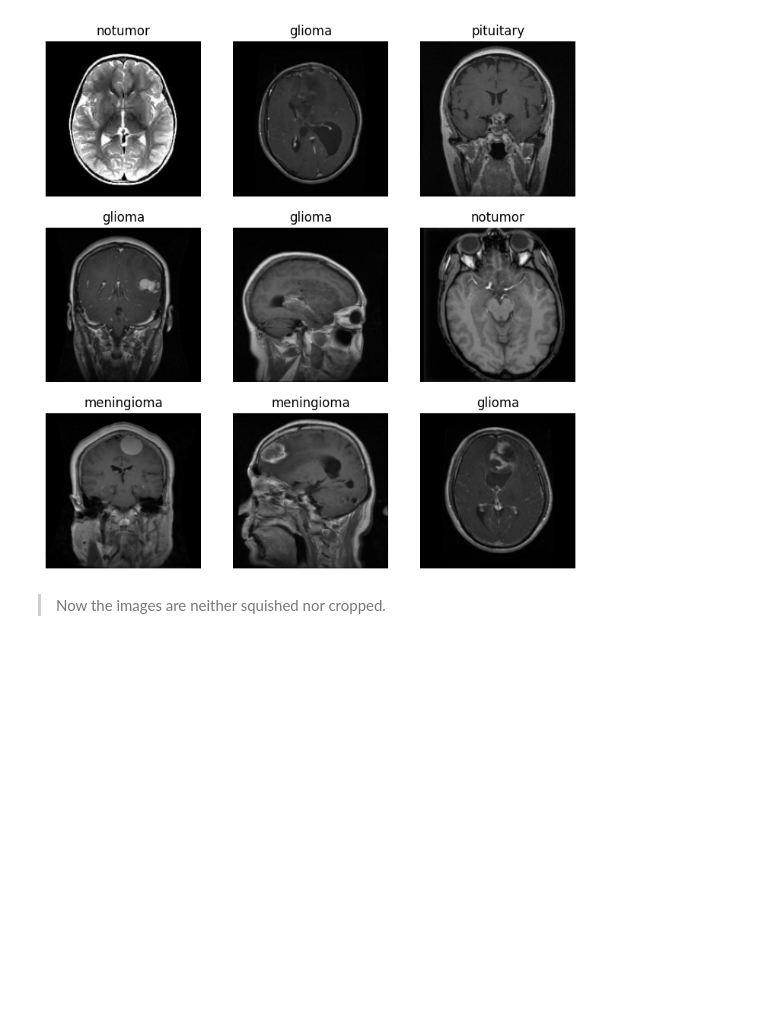
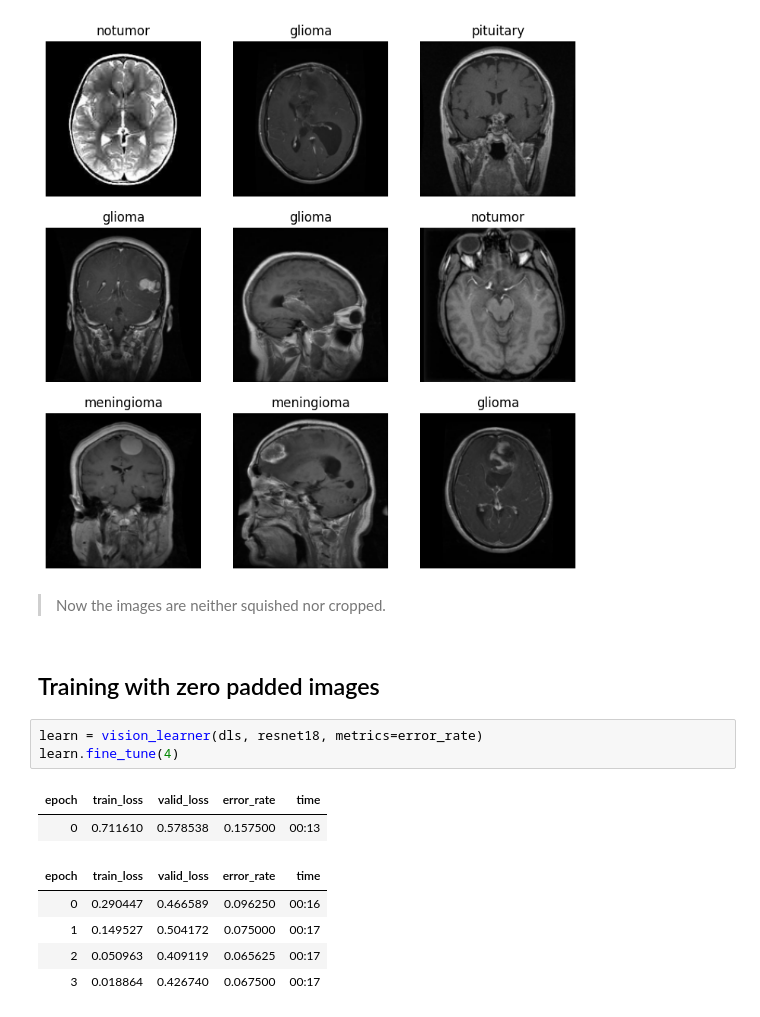
Before and after one commit to aviram421/mri-tumor-classification, a Jupyter notebook: tumor-classification-model.ipynb, the cells around one changed output. Drawn from its saved outputs; the diff is of its cells as text; blank space fills up the shorter version.

```diff
--- a/tumor-classification-model.ipynb
+++ b/tumor-classification-model.ipynb
@@ -120,3 +122,16 @@ dls = update_transformations(scans, pad_resize)
 [figure]
 # %% [markdown]
 > Now the images are neither squished nor cropped.
+# %% [markdown]
+## Training with zero padded images
+# %%
+learn = vision_learner(dls, resnet18, metrics=error_rate)
+learn.fine_tune(4)
+# %% [output]
+| epoch | train_loss | valid_loss | error_rate | time |
+| 0 | 0.711610 | 0.578538 | 0.157500 | 00:13 |
+| epoch | train_loss | valid_loss | error_rate | time |
+| 0 | 0.290447 | 0.466589 | 0.096250 | 00:16 |
+| 1 | 0.149527 | 0.504172 | 0.075000 | 00:17 |
+| 2 | 0.050963 | 0.409119 | 0.065625 | 00:17 |
+| 3 | 0.018864 | 0.426740 | 0.067500 | 00:17 |
```
Also changed, not shown: parts of 3 cells of this notebook.
